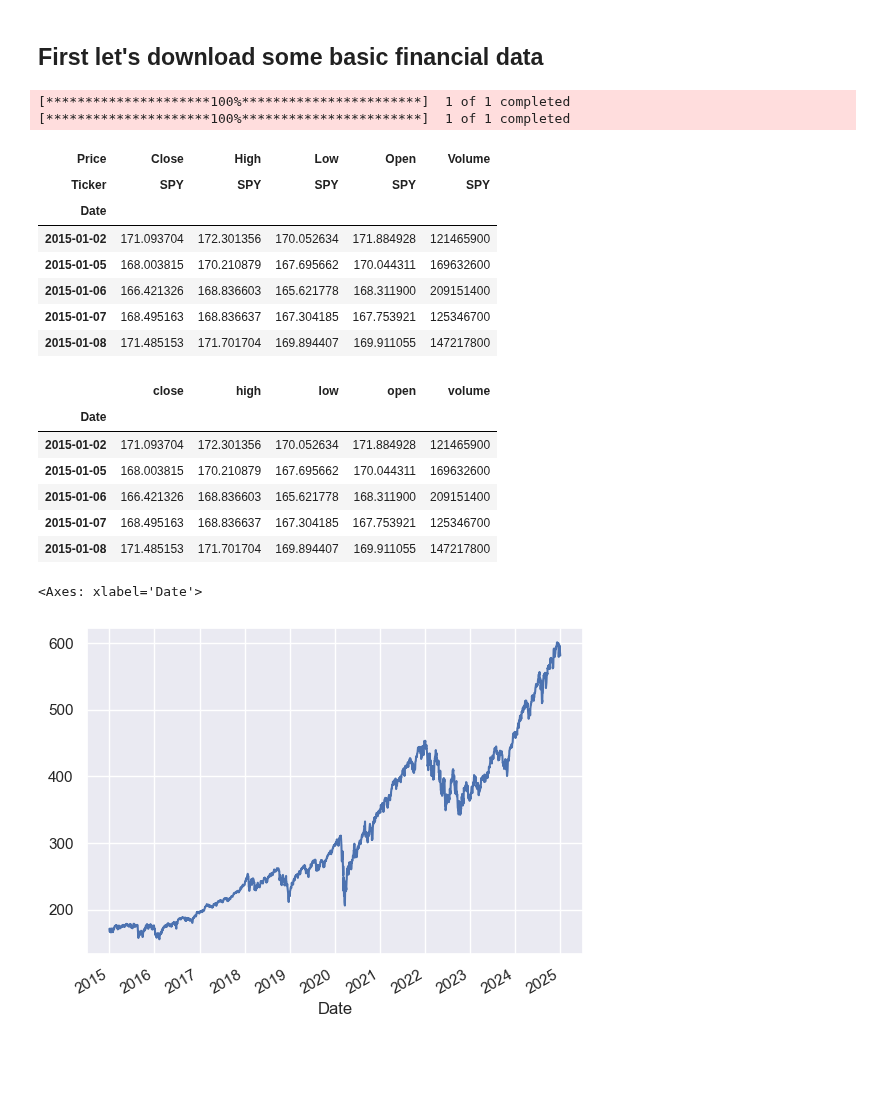
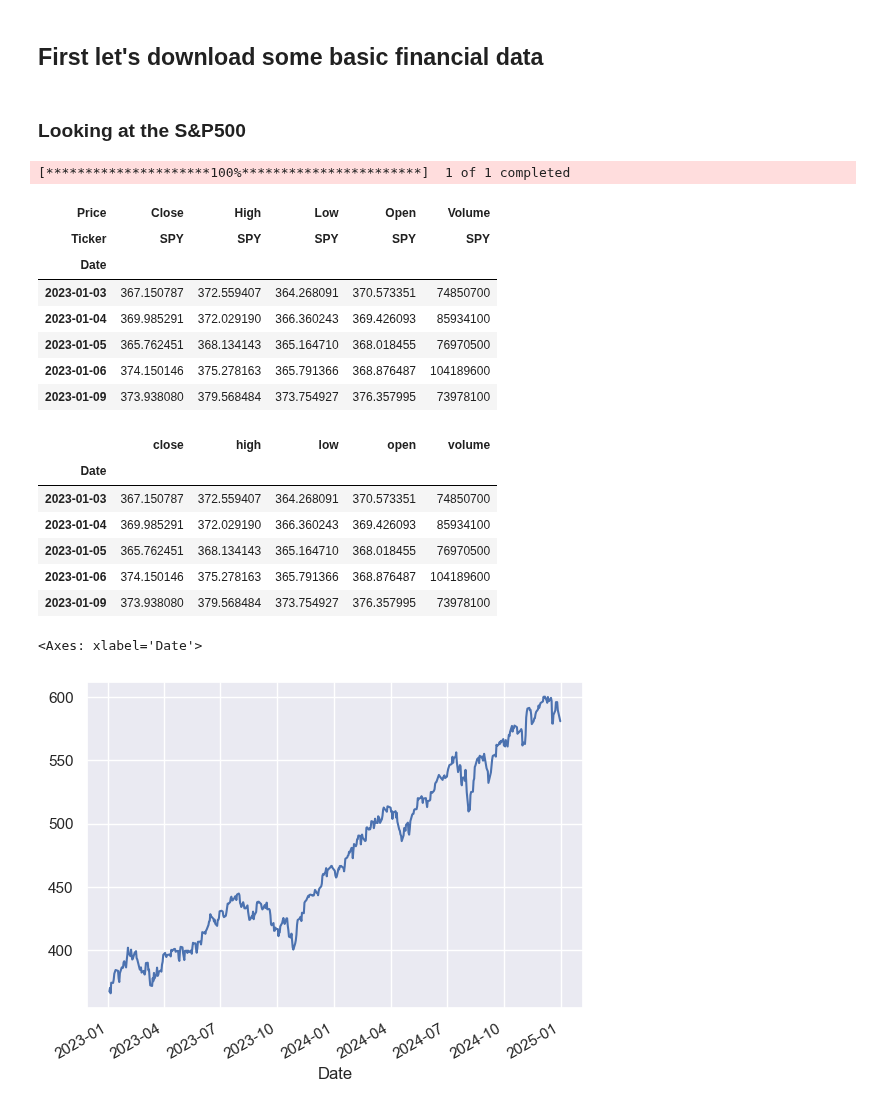
Before and after one commit to arthurdhonneur7/TFA-2025-2026, a Jupyter notebook: lectures/lecture_1/lecture_1.ipynb, the cells around one changed output. Saved outputs shown, nothing was run; the diff lists cells and outputs as text; code cells hidden in the pictures; blank space fills up the shorter version.

```diff
--- a/lectures/lecture_1/lecture_1.ipynb
+++ b/lectures/lecture_1/lecture_1.ipynb
@@ -2,33 +2,33 @@
 # Let's introduce ourselves to python pandas and financial data
 # %% [markdown]
 ## First let's download some basic financial data
+# %% [markdown]
+### Looking at the S&P500
 # %%
 import yfinance as yf
 import pandas as pd
 import seaborn as sns
 import numpy as np
 from scipy.stats import norm
 import matplotlib.pyplot as plt
 
 
 sns.set_theme()
 
 # Download daily price data for SPY
-spy = yf.download("SPY", start="2015-01-01", end="2025-01-01")
-nvd = yf.download("NVDA", start="2015-01-01", end="2025-01-01")
+spy = yf.download("SPY", start="2023-01-01", end="2025-01-01", auto_adjust=True)
 
 spy.head()
 # %% [output]
 [*********************100%***********************]  1 of 1 completed
-[*********************100%***********************]  1 of 1 completed
 | Price | Close | High | Low | Open | Volume |
 | Ticker | SPY | SPY | SPY | SPY | SPY |
 | Date |  |  |  |  |  |
-| 2015-01-02 | 171.093704 | 172.301356 | 170.052634 | 171.884928 | 121465900 |
-| 2015-01-05 | 168.003815 | 170.210879 | 167.695662 | 170.044311 | 169632600 |
-| 2015-01-06 | 166.421326 | 168.836603 | 165.621778 | 168.311900 | 209151400 |
-| 2015-01-07 | 168.495163 | 168.836637 | 167.304185 | 167.753921 | 125346700 |
-| 2015-01-08 | 171.485153 | 171.701704 | 169.894407 | 169.911055 | 147217800 |
+| 2023-01-03 | 367.150787 | 372.559407 | 364.268091 | 370.573351 | 74850700 |
+| 2023-01-04 | 369.985291 | 372.029190 | 366.360243 | 369.426093 | 85934100 |
+| 2023-01-05 | 365.762451 | 368.134143 | 365.164710 | 368.018455 | 76970500 |
+| 2023-01-06 | 374.150146 | 375.278163 | 365.791366 | 368.876487 | 104189600 |
+| 2023-01-09 | 373.938080 | 379.568484 | 373.754927 | 376.357995 | 73978100 |
 # %%
 new_columns = ['close', 'high', 'low', 'open', 'volume']
 
@@ -39,16 +39,16 @@ spy.head()
 # %% [output]
 |  | close | high | low | open | volume |
 | Date |  |  |  |  |  |
-| 2015-01-02 | 171.093704 | 172.301356 | 170.052634 | 171.884928 | 121465900 |
-| 2015-01-05 | 168.003815 | 170.210879 | 167.695662 | 170.044311 | 169632600 |
-| 2015-01-06 | 166.421326 | 168.836603 | 165.621778 | 168.311900 | 209151400 |
-| 2015-01-07 | 168.495163 | 168.836637 | 167.304185 | 167.753921 | 125346700 |
-| 2015-01-08 | 171.485153 | 171.701704 | 169.894407 | 169.911055 | 147217800 |
+| 2023-01-03 | 367.150787 | 372.559407 | 364.268091 | 370.573351 | 74850700 |
+| 2023-01-04 | 369.985291 | 372.029190 | 366.360243 | 369.426093 | 85934100 |
+| 2023-01-05 | 365.762451 | 368.134143 | 365.164710 | 368.018455 | 76970500 |
+| 2023-01-06 | 374.150146 | 375.278163 | 365.791366 | 368.876487 | 104189600 |
+| 2023-01-09 | 373.938080 | 379.568484 | 373.754927 | 376.357995 | 73978100 |
 # %%
 spy['close'].plot()
 # %% [output]
 <Axes: xlabel='Date'>
-[figure, old version]
+[figure, new version]
 # %%
 spy.loc[:, 'returns'] = spy['close'].pct_change()
 
```
Also changed, not shown: parts of 22 cells of this notebook.
